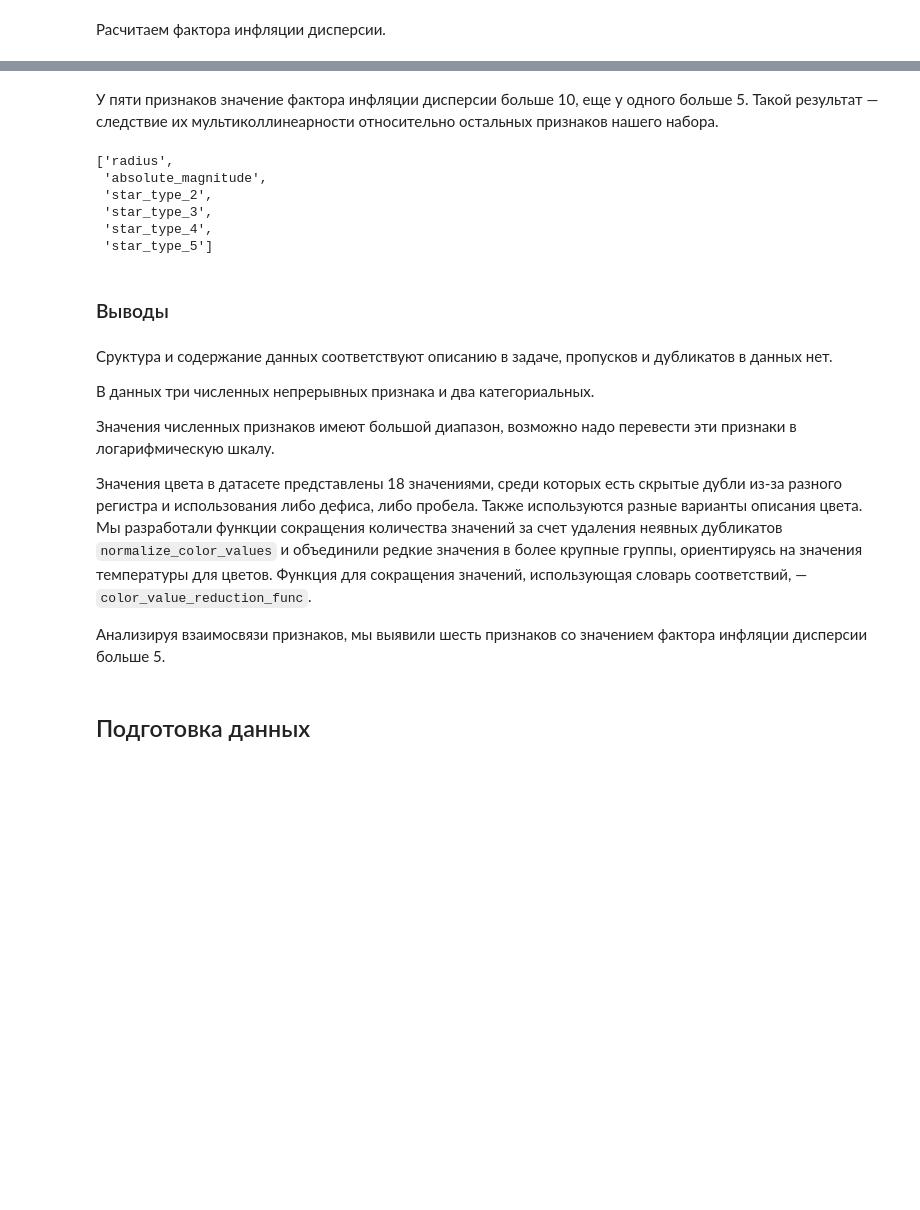
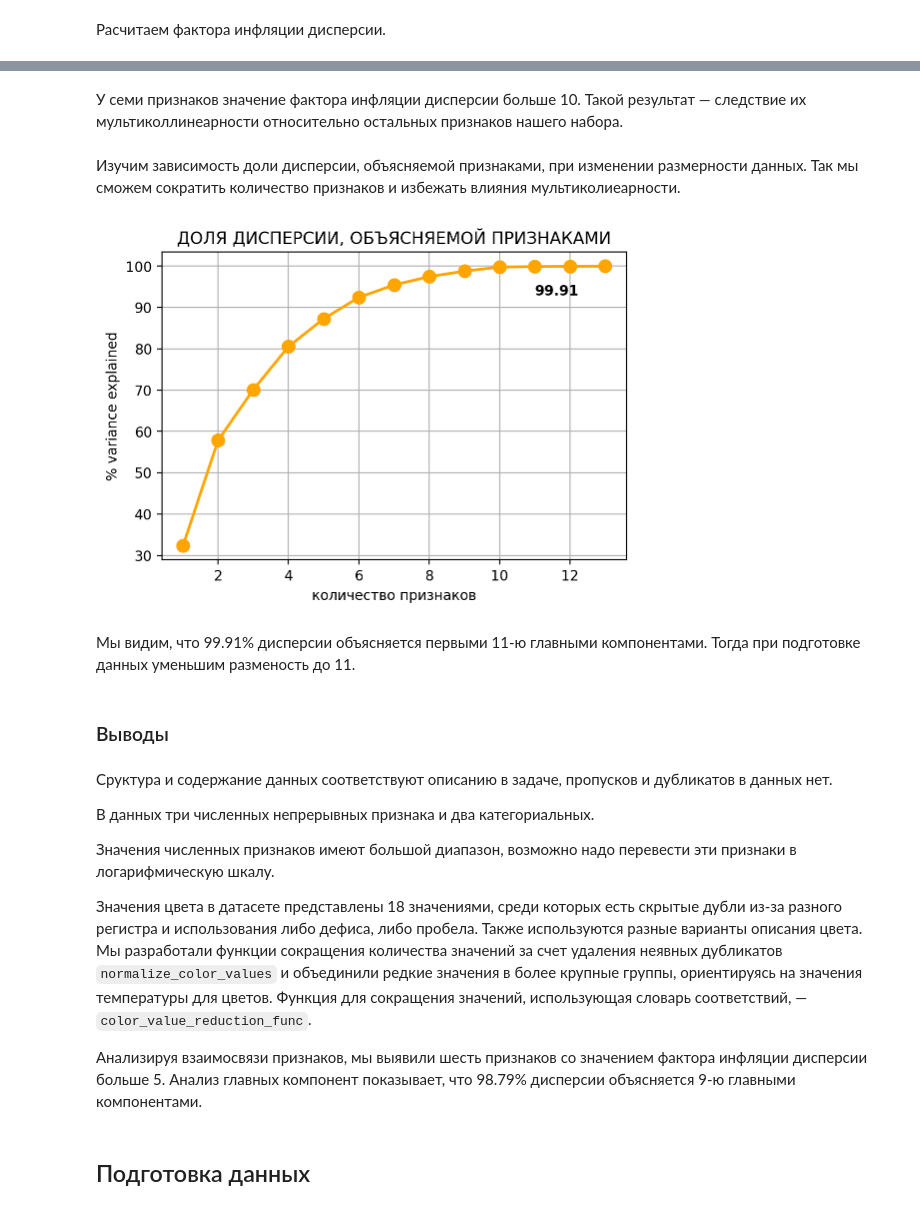
Before and after one commit to dimdasci/yp14-torch-nn-refression, a Jupyter notebook: notebooks/yp14-star-temperature-prediction.ipynb, the cells around one changed output, grey strips where cells are left out. Saved outputs shown, nothing was run; the diff lists cells and outputs as text; code cells hidden in the pictures; blank space fills up the shorter version.

```diff
--- a/notebooks/yp14-star-temperature-prediction.ipynb
+++ b/notebooks/yp14-star-temperature-prediction.ipynb
@@ -631,0 +623,4 @@ Name: VIF, dtype: float64
+# %%
+encoded[["luminosity", "radius"]] = np.log10(encoded[["luminosity", "radius"]])
+scaler = MinMaxScaler()
+encoded[numerical_columns] = scaler.fit_transform(encoded[numerical_columns])
@@ -632,15 +639,32 @@ Name: VIF, dtype: float64
 # %% [markdown]
-У пяти признаков значение фактора инфляции дисперсии больше 10, еще у одного больше 5. Такой результат — следствие их мультиколлинеарности относительно остальных признаков нашего набора.
+У семи признаков значение фактора инфляции дисперсии больше 10. Такой результат — следствие их мультиколлинеарности относительно остальных признаков нашего набора.
-# %%
-multicollinear_features = vif[vif.VIF>5].VIF.index.to_list()
-multicollinear_features
-# %% [output]
-['radius',
- 'absolute_magnitude',
- 'star_type_2',
- 'star_type_3',
- 'star_type_4',
- 'star_type_5']
+# %% [markdown]
+Изучим зависимость доли дисперсии, объясняемой признаками, при изменении размерности данных. Так мы сможем сократить количество признаков и избежать влияния мультиколиеарности.
+# %%
+pca = PCA(n_components=encoded.shape[1])
+pca_data = pca.fit_transform(encoded)
+
+percent_var_explained = pca.explained_variance_ / (np.sum(
+    pca.explained_variance_))
+cumm_var_explained = np.cumsum(percent_var_explained)
+
+plt.figure(figsize=(6, 4))
+plt.plot(range(1, encoded.shape[1] + 1),
+         cumm_var_explained * 100,
+         markersize=9,
+         marker="o",
+         lw=2,
+         color="orange")
+plt.text(11, cumm_var_explained[10]*100 - 7, f"{cumm_var_explained[10]*100:.2f}", fontweight="bold")
+plt.grid()
+plt.title("Доля дисперсии, объясняемой признаками".upper())
+plt.xlabel("количество признаков")
+plt.ylabel("% variance explained")
+plt.show()
+# %% [output]
+[figure, added]
+# %% [markdown]
+Мы видим, что 99.91% дисперсии объясняется первыми 11-ю главными компонентами. Тогда при подготовке данных уменьшим разменость до 11.
 # %% [markdown]
 ### Выводы
 # %% [markdown]
@@ -652,7 +676,7 @@ multicollinear_features
 
 Значения цвета в датасете представлены 18 значениями, среди которых есть скрытые дубли из-за разного регистра и использования либо дефиса, либо пробела. Также используются разные варианты описания цвета. Мы разработали функции сокращения количества значений за счет удаления неявных дубликатов `normalize_color_values` и объединили редкие значения в более крупные группы, ориентируясь на значения температуры для цветов. Функция для сокращения значений, использующая словарь соответствий, —`color_value_reduction_func`.
 
-Анализируя взаимосвязи признаков, мы выявили шесть признаков со значением фактора инфляции дисперсии больше 5.
+Анализируя взаимосвязи признаков, мы выявили шесть признаков со значением фактора инфляции дисперсии больше 5. Анализ главных компонент показывает, что 98.79% дисперсии объясняется 9-ю главными компонентами.
 # %% [markdown]
 ## Подготовка данных
 # %% [markdown]
```
Also changed, not shown: parts of 24 cells of this notebook.
